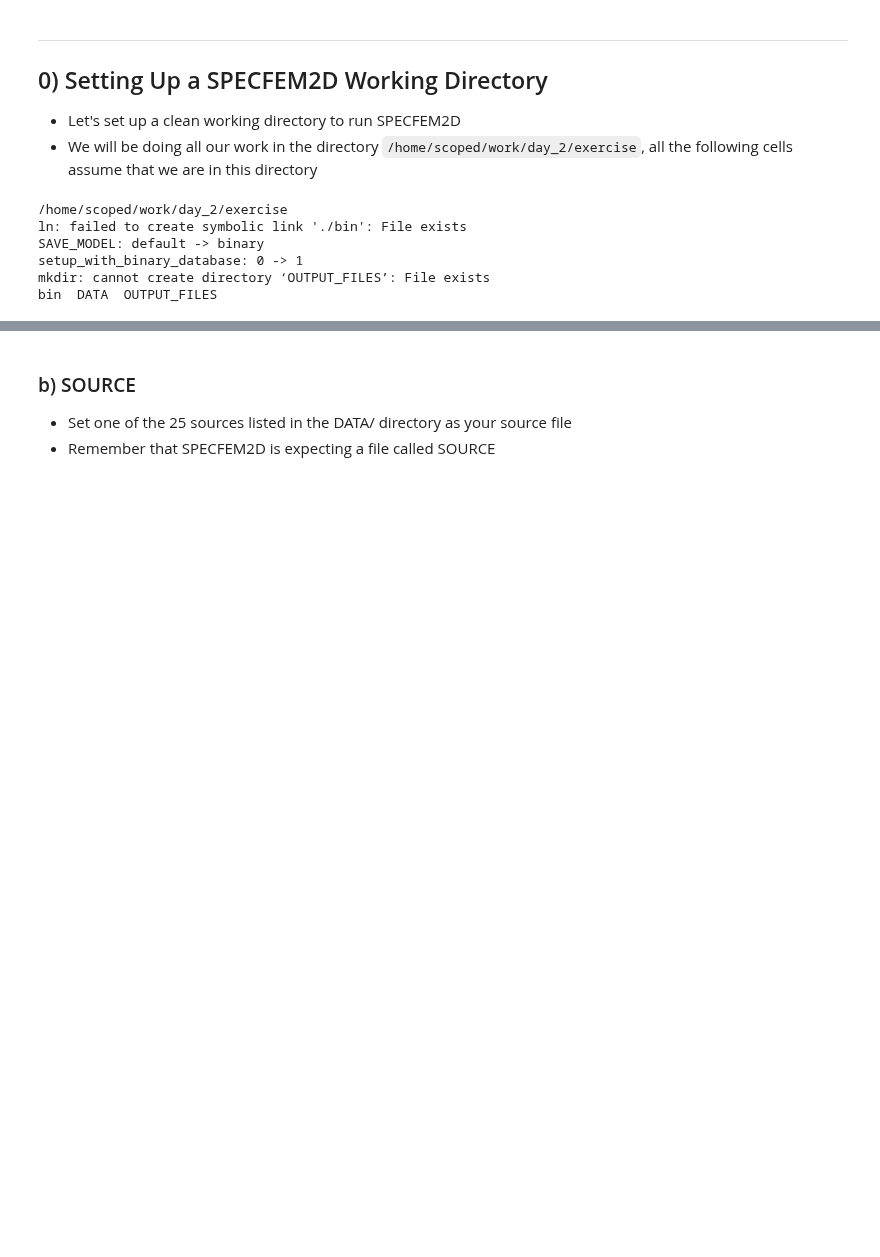
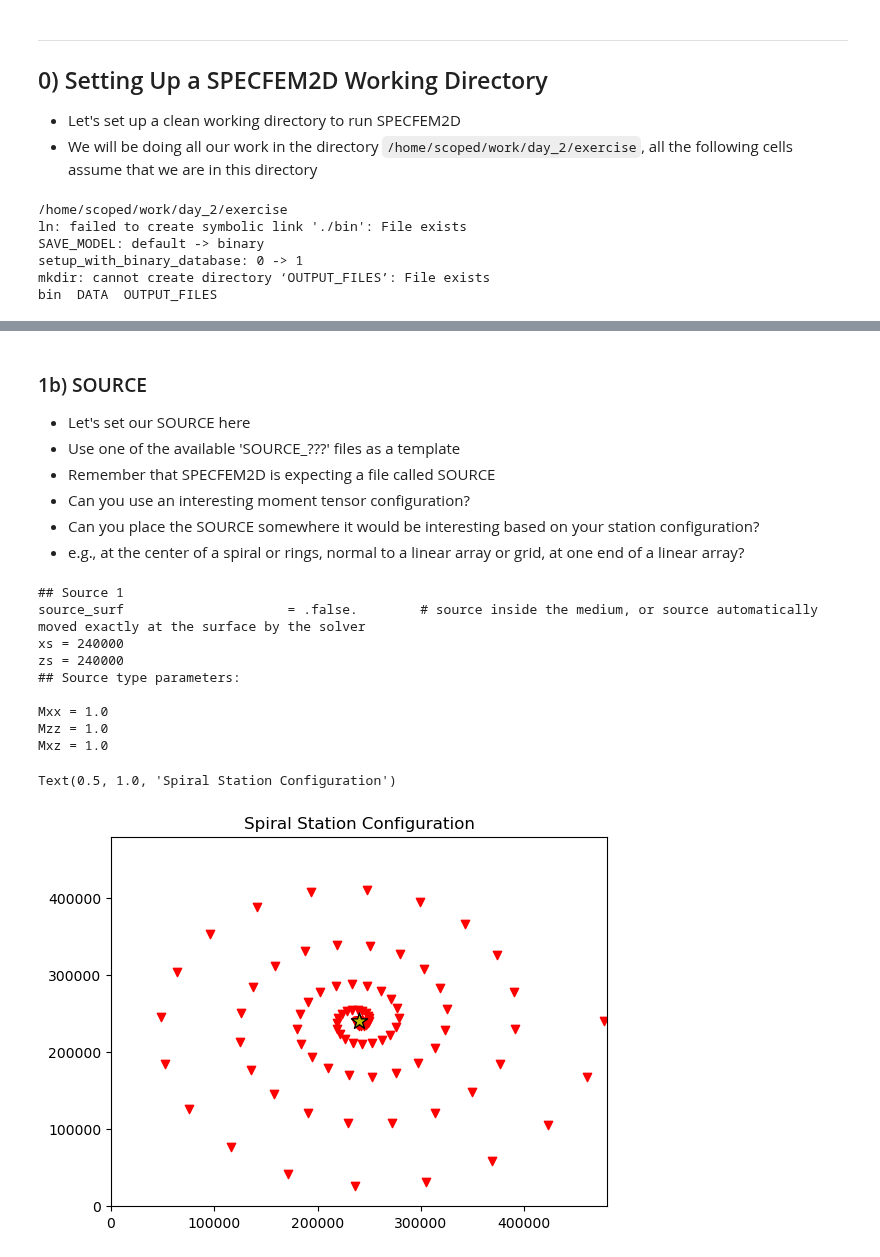
Before and after one commit to adjtomo/adjdocs, a Jupyter notebook: workshops/2022-10-05_specfem_users/day_2b_kernels_exercise.ipynb, the cells around one changed output, grey strips where cells are left out. Cells and saved outputs as stored; diff of their text form; code cells hidden in the pictures; blank space fills up the shorter version.

```diff
--- a/workshops/2022-10-05_specfem_users/day_2b_kernels_exercise.ipynb
+++ b/workshops/2022-10-05_specfem_users/day_2b_kernels_exercise.ipynb
@@ -93,0 +102,7 @@ plt.show()
+# %%
+# Write out the coordinates to STATIONS file
+with open("DATA/STATIONS", "w") as f:
+    for i, (x_, z_) in enumerate(zip(x, z)):
+        f.write(f"S{i:0>6} AA {x_:9.2f} {z_:9.2f} 0. 0.\n")
+
+! head DATA/STATIONS
@@ -94,5 +120,52 @@ plt.show()
 # %% [markdown]
-### b) SOURCE
-- Set one of the 25 sources listed in the DATA/ directory as your source file
+### 1b) SOURCE
+- Let's set our SOURCE here
+- Use one of the available 'SOURCE_???' files as a template
 - Remember that SPECFEM2D is expecting a file called SOURCE
+- Can you use an interesting moment tensor configuration?
+- Can you place the SOURCE somewhere it would be interesting based on your station configuration?
+- e.g., at the center of a spiral or rings, normal to a linear array or grid, at one end of a linear array?
+# %%
+# Let's place the SOURCE at the center of the spiral, with explosive MT
+! cp -f DATA/SOURCE_001 DATA/SOURCE
+
+lines = open("DATA/SOURCE", "r").readlines()
+for i, line in enumerate(lines):
+    if "xs" in line:
+        lines[i] = "xs = 240000\n"
+    elif "zs" in line:
+        lines[i] = "zs = 240000\n"
+    else:
+        for value in ["Mxx", "Mzz", "Mxz"]:
+            if value in line:
+                lines[i] = f"{value} = 1.0\n"
+
+# Write the SOURCE file changes
+with open("DATA/SOURCE", "w") as f:
+    f.writelines(lines)
+
+# Check the file
+! head -5 DATA/SOURCE
+! echo
+! head -51 DATA/SOURCE | tail -n 3
+
+# Plot for reference
+plt.scatter(x, z, c="r", marker="v")
+plt.scatter(240000, 240000, c="y", marker="*", edgecolor="k", s=150)
+plt.xlim([0, 480E3])
+plt.ylim([0, 480E3])
+
+plt.title("Spiral Station Configuration")
+# %% [output]
+## Source 1
+source_surf                     = .false.        # source inside the medium, or source automatically moved exactly at the surface by the solver
+xs = 240000
+zs = 240000
+## Source type parameters:
+
+Mxx = 1.0
+Mzz = 1.0
+Mxz = 1.0
+Text(0.5, 1.0, 'Spiral Station Configuration')
+[figure, added]
 # %% [markdown]
```
Also changed, not shown: parts of 30 cells of this notebook, 1 other file.
